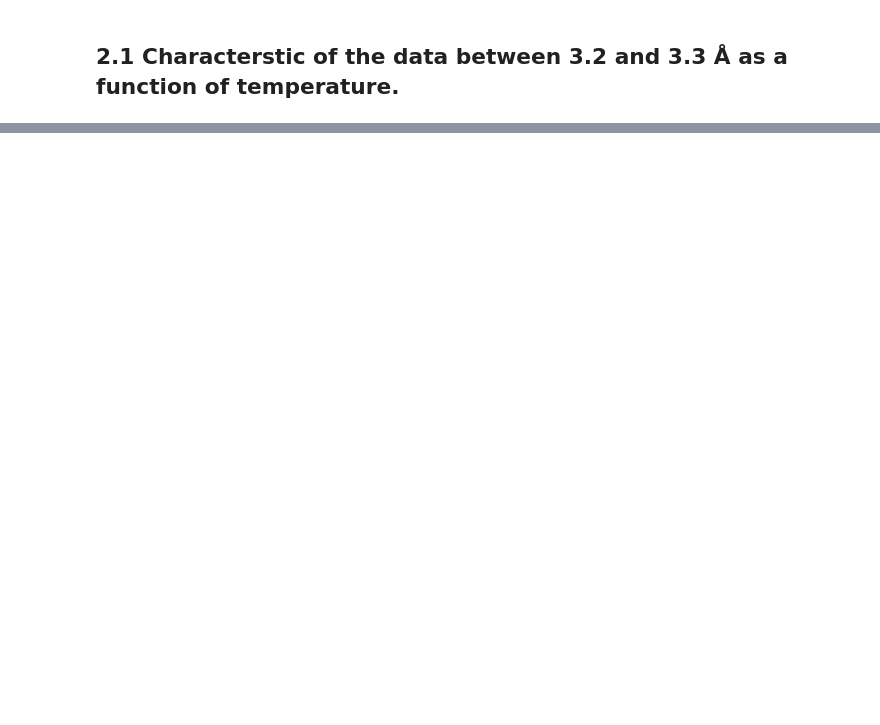
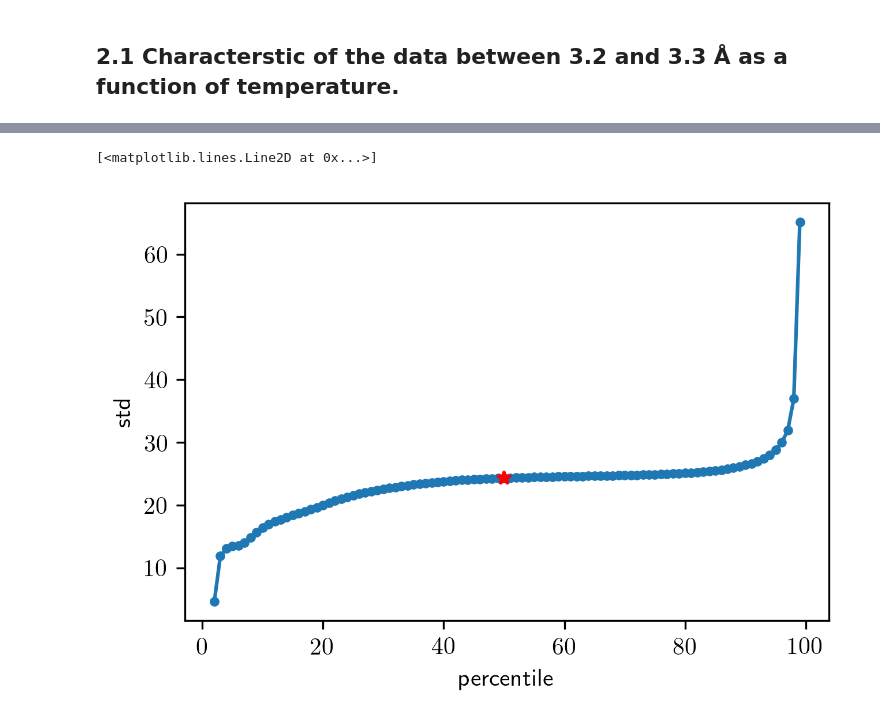
Before and after one commit to yaohualiu/NPD, a Jupyter notebook: NPD_Q2.ipynb, the cells around one changed output, grey strips where cells are left out. Cells and saved outputs as stored; diff of their text form; code cells hidden in the pictures; blank space fills up the shorter version.

```diff
--- a/NPD_Q2.ipynb
+++ b/NPD_Q2.ipynb
@@ -143,0 +147,13 @@ plot_mlines(_intsy, _temps, temprange, _dds, drange,
+# %%
+bkg = []
+data=intsy[_temps.index(220)]
+for i in np.arange(100):
+    bkg.append(data[data<np.percentile(data, i)].std())
+
+plt.plot(bkg, '.-')
+plt.ylabel('std')
+plt.xlabel('percentile')
+plt.plot([50], [bkg[50]], '*', color='red')
+# %% [output]
+[<matplotlib.lines.Line2D at 0x...>]
+[figure, added]
```
Also changed, not shown: parts of 21 cells of this notebook.
